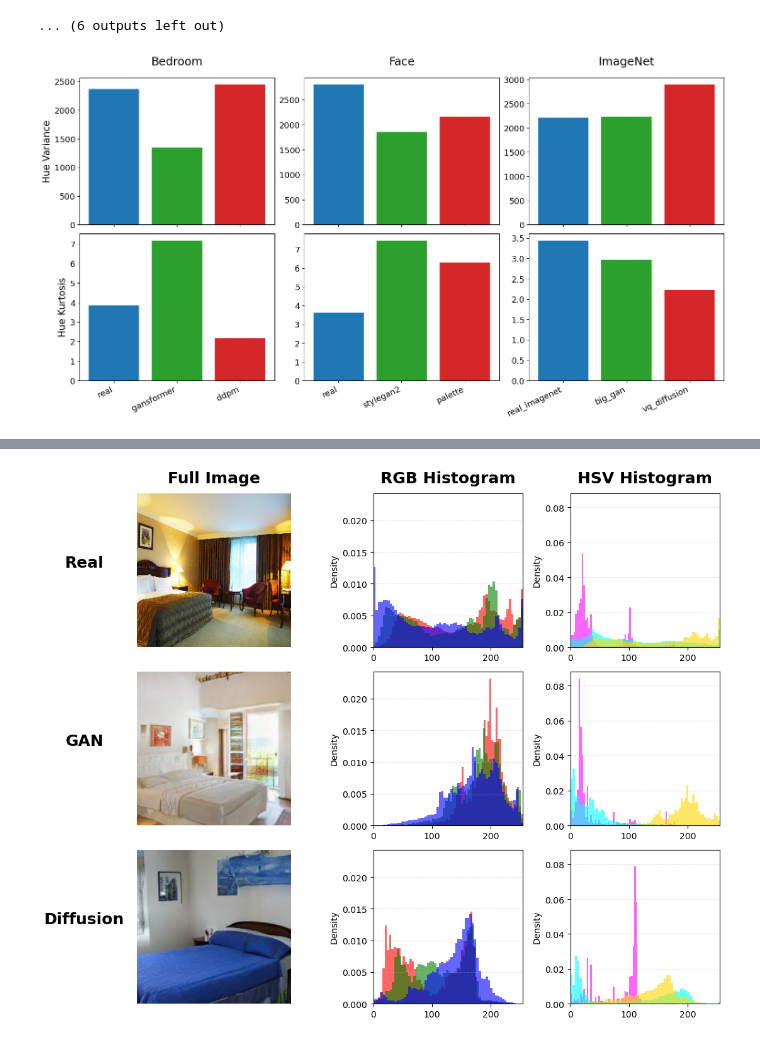
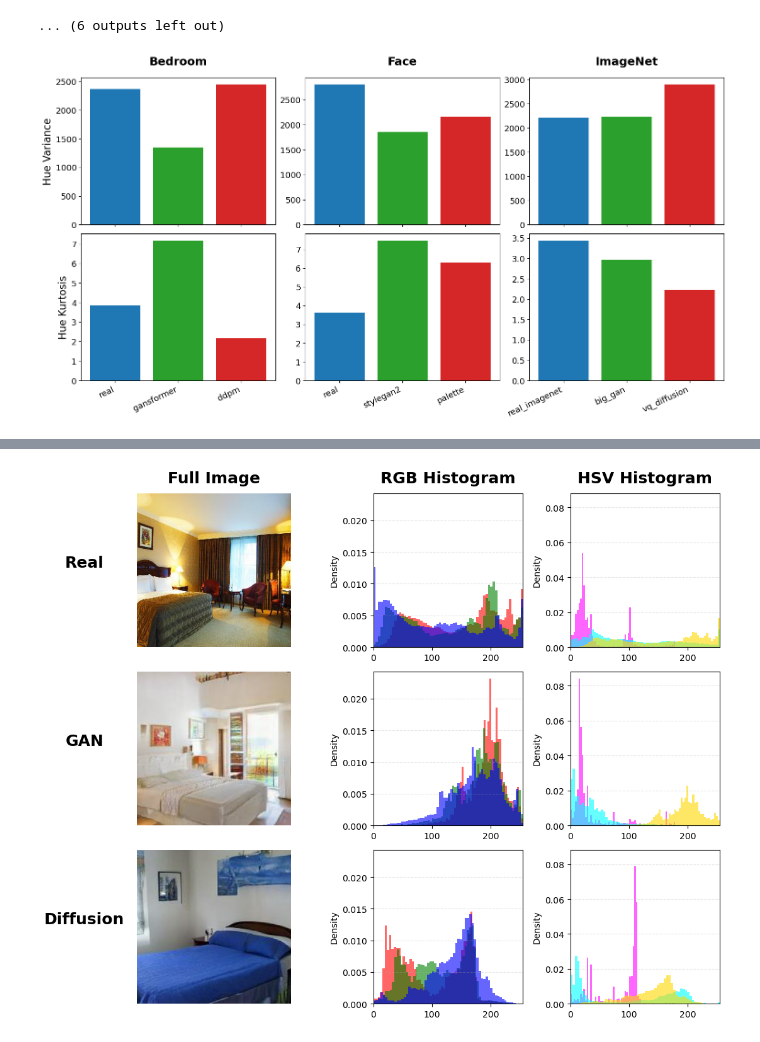
Before and after one commit to SamLB9/GAN-vs.-Diffusion-Images, a Jupyter notebook: notebooks/color_distribution_analysis.ipynb, the cells around one changed output, grey strips where cells are left out. Drawn from its saved outputs; the diff is of its cells as text; code cells hidden in the pictures.

```diff
--- a/notebooks/color_distribution_analysis.ipynb
+++ b/notebooks/color_distribution_analysis.ipynb
@@ -904,37 +904,37 @@ for col, (name, subpath) in enumerate(datasets.items()):
     rec  = (name == 'ImageNet')
 
     vars_, kurts_ = [], []
     for cat in cats:
         imgs = load_images(os.path.join(base, cat), recursive=rec)
         if not imgs:
             raise ValueError(f"No images found in {base}/{cat}")
         v, k = hsv_h_moments(imgs)
         vars_.append(v)
         kurts_.append(k)
 
     # Top row: hue variance
     ax_var = axes[0, col]
     ax_var.bar(cats, vars_, color=colors)
     if col == 0:
-        ax_var.set_ylabel('Hue Variance')
+        ax_var.set_ylabel('Hue Variance', fontsize=16)
     # set the dataset name as the title, with extra top padding
-    ax_var.set_title(name, pad=20)
+    ax_var.set_title(name, pad=20, fontsize=18, fontweight='bold')
 
     # hide x‐labels on the top row
     ax_var.set_xticklabels([])
 
     # Bottom row: hue kurtosis
     ax_kurt = axes[1, col]
     ax_kurt.bar(cats, kurts_, color=colors)
     if col == 0:
-        ax_kurt.set_ylabel('Hue Kurtosis')
+        ax_kurt.set_ylabel('Hue Kurtosis', fontsize=16)
     ax_kurt.set_xticks(range(len(cats)))
     ax_kurt.set_xticklabels(cats, rotation=25, ha='right')
 
 plt.savefig('hue_stats.pdf', dpi=300, bbox_inches='tight')
 plt.show()
 # %% [output]
-[figure, old version]
+[figure, new version]
 # %%
 import numpy as np
 import matplotlib.pyplot as plt
```
Also changed, not shown: parts of 2 cells of this notebook, 21 other files.
